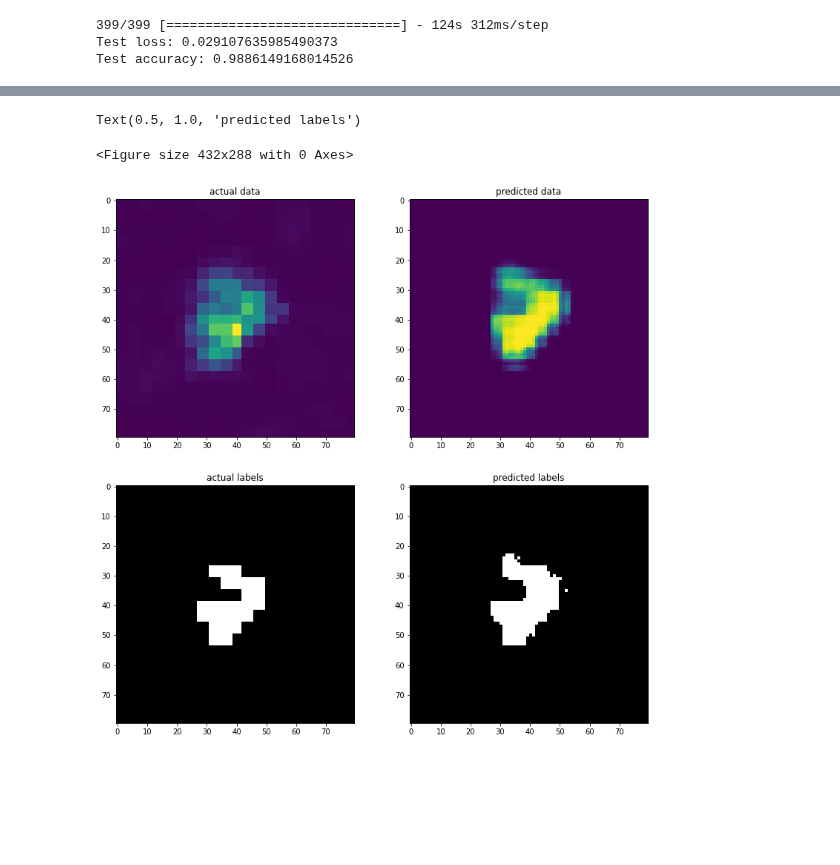
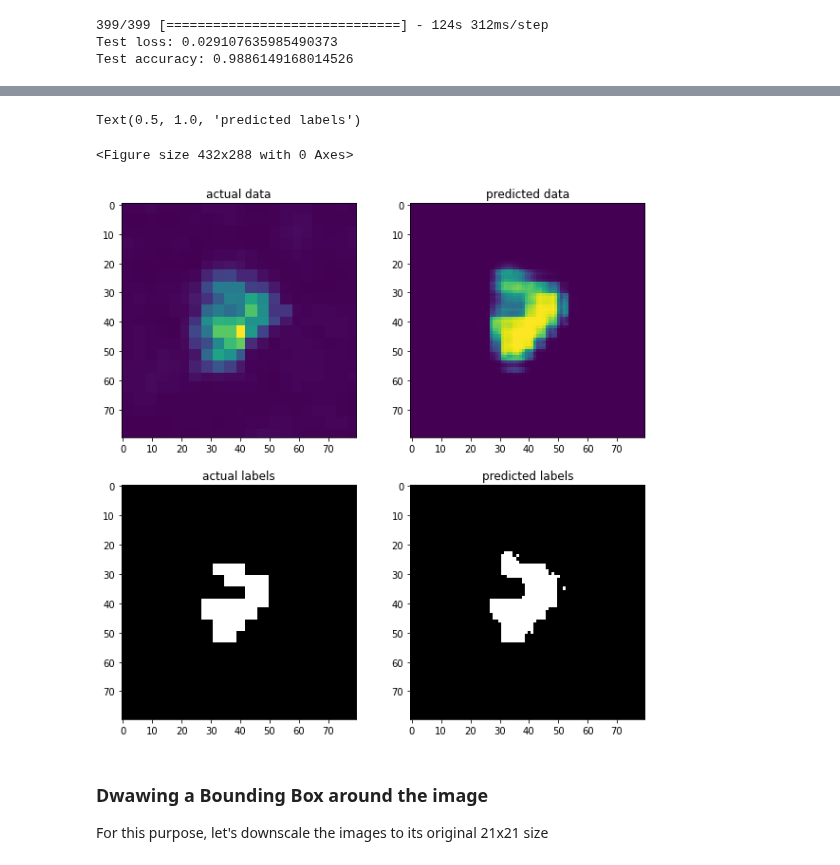
Before and after one commit to armkhudinyan/sar-ship-detect, a Jupyter notebook: scripts/Dechesne_under_development.ipynb, the cells around one changed output, grey strips where cells are left out. Drawn from its saved outputs; the diff is of its cells as text; code cells hidden in the pictures; blank space fills up the shorter version.

Commit message:
drawing bbox around the detected ships

```diff
--- a/scripts/Dechesne_under_development.ipynb
+++ b/scripts/Dechesne_under_development.ipynb
@@ -257,7 +256,7 @@ def get_callbacks(filepath, patience=2):
 
 # save the best weights
 weights_path = ".model_weights_Deschesne_pixel_wise.hdf5"
-callbacks = get_callbacks(filepath=file_path, patience=5) # increased the "patience"
+callbacks = get_callbacks(filepath=weights_path, patience=5) # increased the "patience"
 # %%
 #Without denoising, core features.
 gmodel=deschesne_model()
@@ -321,21 +320,25 @@ y_pred_bool = np.vectorize(round)(y_pred_3d)
 # %%
 # visualize image samples
 
 plt.figure()
 
 #subplot(r,c) provide the no. of rows and columns
-f, axarr = plt.subplots(2,2, figsize=(13, 13))
+f, axarr = plt.subplots(2,2, figsize=(10, 10))
 
 # use the created array to output your multiple images. In this case I have stacked 4 images vertically
 axarr[0,0].imshow(X_test_3d[45])
 axarr[0,0].set_title('actual data')
 axarr[0,1].imshow(y_pred_3d[45])
 axarr[0,1].set_title('predicted data')
 axarr[1,0].imshow(y_test_3d[45], cmap="gray")
 axarr[1,0].set_title('actual labels')
 axarr[1,1].imshow(y_pred_bool[45], cmap="gray")
 axarr[1,1].set_title('predicted labels')
 # %% [output]
 Text(0.5, 1.0, 'predicted labels')
 <Figure size 432x288 with 0 Axes>
-[figure, old version]
+[figure, new version]
+# %% [markdown]
+### Dwawing a Bounding Box around the image
+
+For this purpose, let's downscale the images to its original 21x21 size
```
Also changed, not shown: parts of 4 cells of this notebook.
